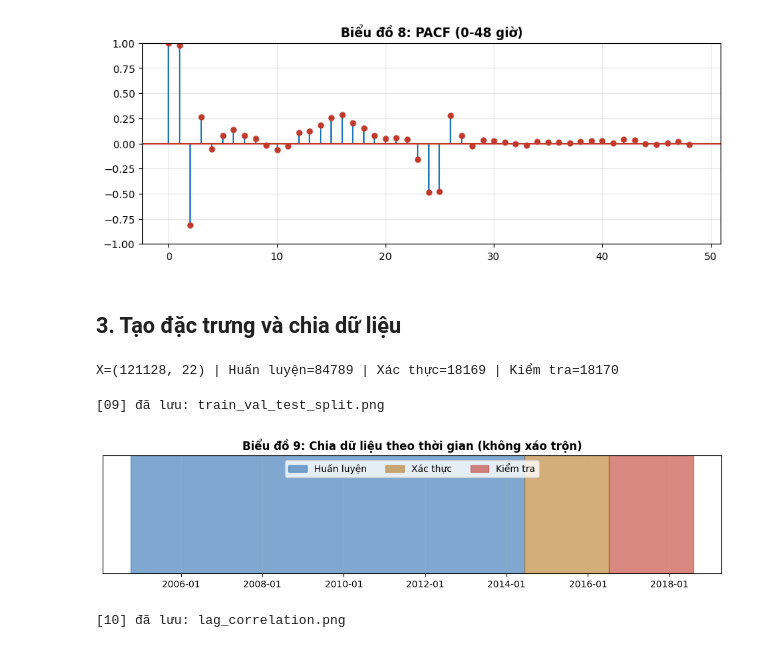
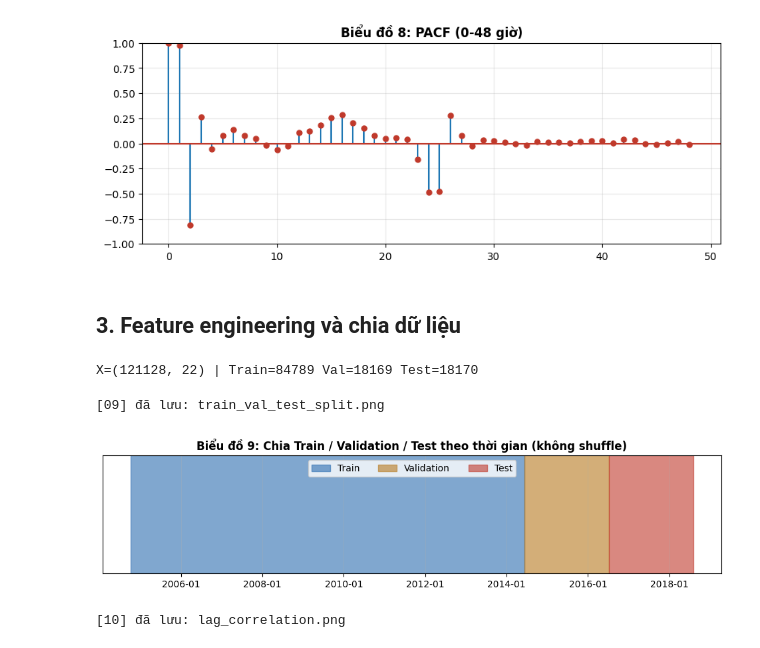
Before and after one commit to OrangkillEmily/Lab_TimeSeries, a Jupyter notebook: notebooks/lab03/Lab03_Visual_Exploration.ipynb, the cells around one changed output. Drawn from its saved outputs; the diff is of its cells as text; code cells hidden in the pictures.

```diff
--- a/notebooks/lab03/Lab03_Visual_Exploration.ipynb
+++ b/notebooks/lab03/Lab03_Visual_Exploration.ipynb
@@ -148,7 +178,7 @@ save(fig, "pacf_plot"); plt.show()
 [08] đã lưu: pacf_plot.png
 [figure]
 # %% [markdown]
-## 3. Tạo đặc trưng và chia dữ liệu
+## 3. Feature engineering và chia dữ liệu
 # %%
 f_cfg = cfg["features"]
 X, y = build_supervised_features(series, lags=tuple(f_cfg["lags"]), rolling_windows=tuple(f_cfg["rolling_windows"]),
@@ -156,20 +186,20 @@ X, y = build_supervised_features(series, lags=tuple(f_cfg["lags"]), rolling_wind
 sp = cfg["preprocessing"]["split"]
 X_train, X_val, X_test, y_train, y_val, y_test = chronological_split(X, y, train_ratio=sp["train_ratio"],
                                                                        val_ratio=sp["val_ratio"], test_ratio=sp["test_ratio"])
-print(f"X={X.shape} | Huấn luyện={len(X_train)} | Xác thực={len(X_val)} | Kiểm tra={len(X_test)}")
+print(f"X={X.shape} | Train={len(X_train)} Val={len(X_val)} Test={len(X_test)}")
 # %% [output]
-X=(121128, 22) | Huấn luyện=84789 | Xác thực=18169 | Kiểm tra=18170
+X=(121128, 22) | Train=84789 Val=18169 Test=18170
 # %%
 # Biểu đồ 9: Sơ đồ chia Train / Validation / Test theo thời gian
 fig, ax = plt.subplots(figsize=(12, 2.3))
-for data_part, color, label in [(y_train, "#2b6cb0", "Huấn luyện"), (y_val, "#b7791f", "Xác thực"), (y_test, "#c0392b", "Kiểm tra")]:
+for data_part, color, label in [(y_train, "#2b6cb0", "Train"), (y_val, "#b7791f", "Validation"), (y_test, "#c0392b", "Test")]:
     ax.axvspan(data_part.index.min(), data_part.index.max(), color=color, alpha=0.6, label=label)
 ax.set_yticks([]); ax.legend(ncol=3, loc="upper center"); ax.xaxis.set_major_formatter(mdates.DateFormatter("%Y-%m"))
-ax.set_title("Biểu đồ 9: Chia dữ liệu theo thời gian (không xáo trộn)")
+ax.set_title("Biểu đồ 9: Chia Train / Validation / Test theo thời gian (không shuffle)")
 save(fig, "train_val_test_split"); plt.show()
 # %% [output]
 [09] đã lưu: train_val_test_split.png
-[figure, old version]
+[figure, new version]
 # %%
 # Biểu đồ 10: Tương quan giữa các lag chính và nhãn y (Pearson)
 lag_cols = [c for c in X.columns if c.startswith("lag_")]
```
Also changed, not shown: parts of 17 cells of this notebook.
